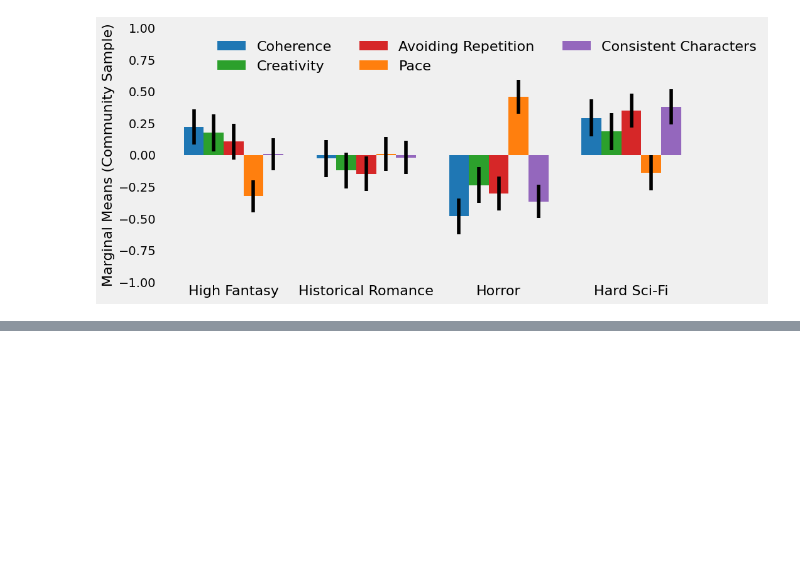
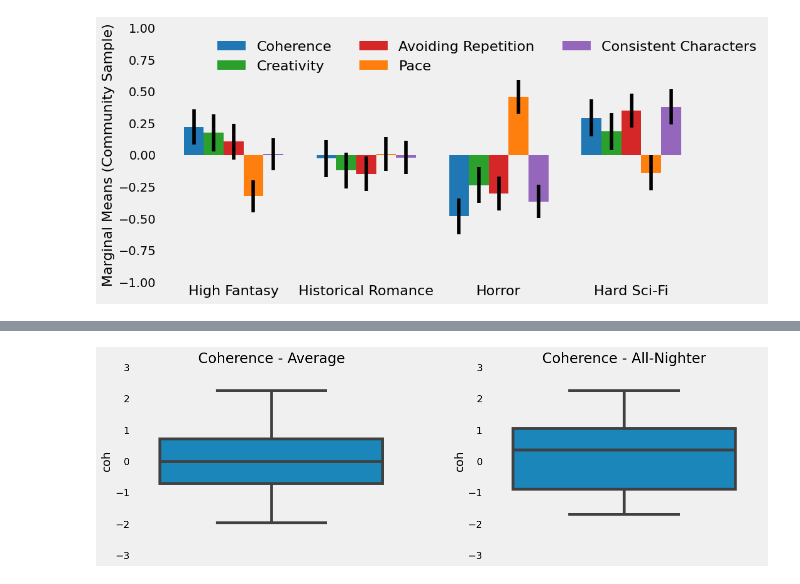
Before and after one commit to MWiechmann/ai_story_scale, a Jupyter notebook: study1_scale_construction/step_3_story_analyses.ipynb, the cells around one changed output, grey strips where cells are left out. Drawn from its saved outputs; the diff is of its cells as text; code cells hidden in the pictures; blank space fills up the shorter version.

```diff
--- a/study1_scale_construction/step_3_story_analyses.ipynb
+++ b/study1_scale_construction/step_3_story_analyses.ipynb
@@ -761,4 +733,6 @@ hist_over_groups(aiss, "coh", "Coherence",
 # %%
-box_over_groups(aiss, "coh", "Coherence",
+anova_utils.box_over_groups(aiss, "coh", "Coherence",
                 "preset_label", ["All-Nighter"],
                 size=(15, 6), save_plot="graphs/box_coh.png")
+# %% [output]
+[figure, added]
```
Also changed, not shown: parts of 50 cells of this notebook, 8 other files.
